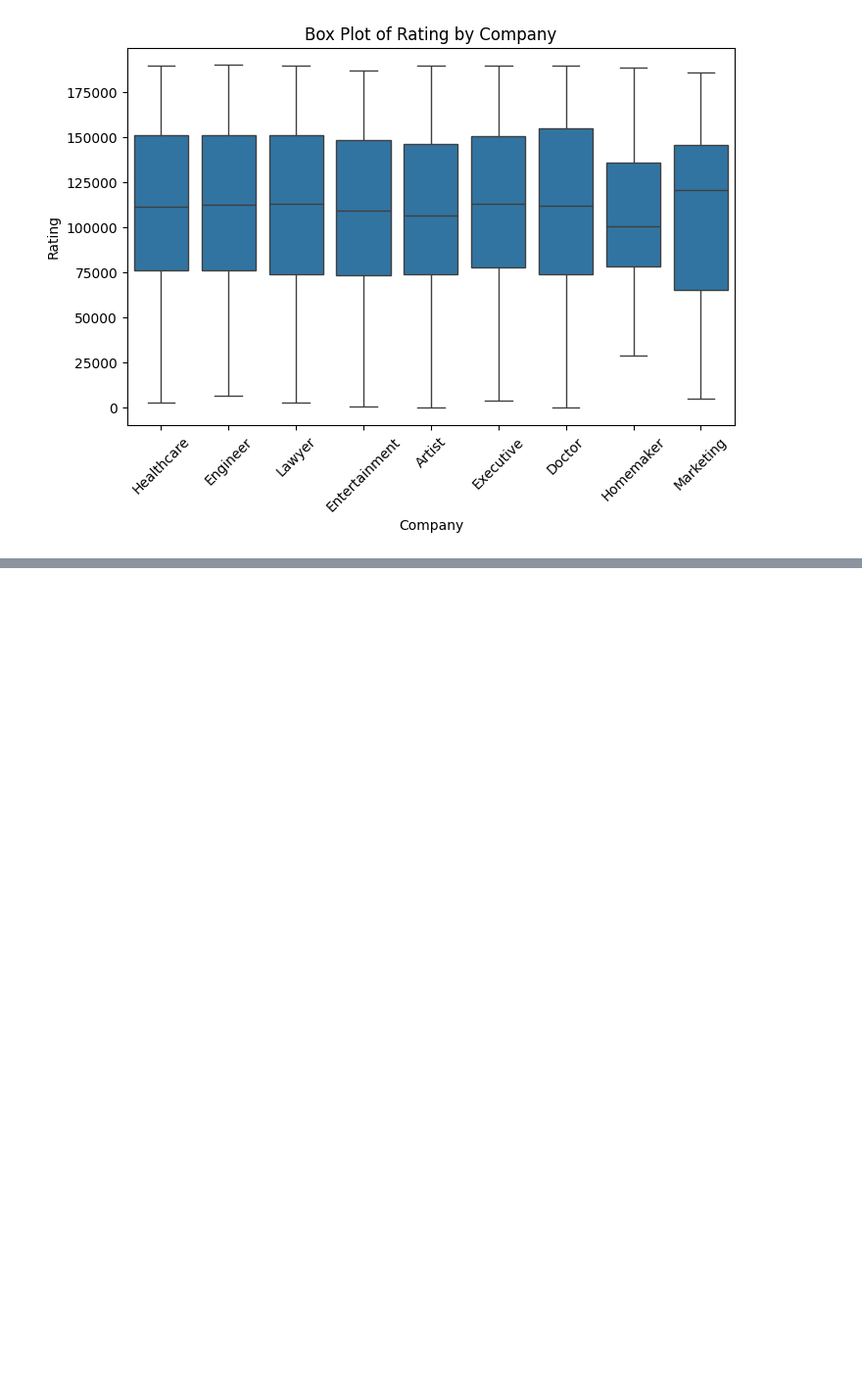
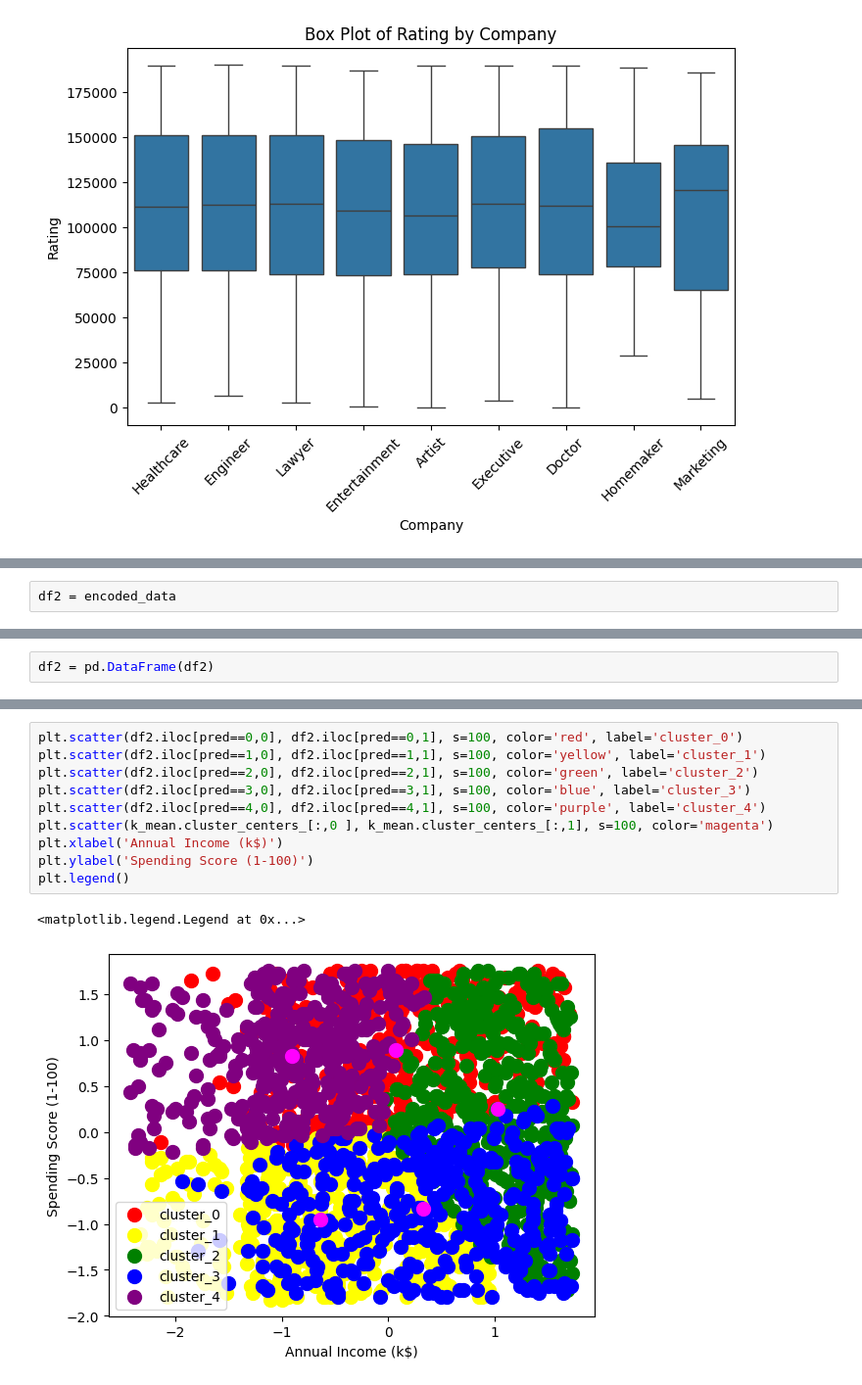
Before and after one commit to sumitkudale21/customer-clustering-project, a Jupyter notebook: model.ipynb, the cells around one changed output, grey strips where cells are left out. Shown at 98% size. Cells and saved outputs as stored; diff of their text form; blank space fills up the shorter version.

```diff
--- a/model.ipynb
+++ b/model.ipynb
@@ -284,0 +371,2 @@ df.head()
+# %%
+df2 = encoded_data
@@ -284,0 +389,2 @@ df.head()
+# %%
+df2 = pd.DataFrame(df2)
@@ -284,0 +407,13 @@ df.head()
+# %%
+plt.scatter(df2.iloc[pred==0,0], df2.iloc[pred==0,1], s=100, color='red', label='cluster_0')
+plt.scatter(df2.iloc[pred==1,0], df2.iloc[pred==1,1], s=100, color='yellow', label='cluster_1')
+plt.scatter(df2.iloc[pred==2,0], df2.iloc[pred==2,1], s=100, color='green', label='cluster_2')
+plt.scatter(df2.iloc[pred==3,0], df2.iloc[pred==3,1], s=100, color='blue', label='cluster_3')
+plt.scatter(df2.iloc[pred==4,0], df2.iloc[pred==4,1], s=100, color='purple', label='cluster_4')
+plt.scatter(k_mean.cluster_centers_[:,0 ], k_mean.cluster_centers_[:,1], s=100, color='magenta')
+plt.xlabel('Annual Income (k$)')
+plt.ylabel('Spending Score (1-100)')
+plt.legend()
+# %% [output]
+<matplotlib.legend.Legend at 0x...>
+[figure, added]
```
Also changed, not shown: parts of 14 cells of this notebook.
